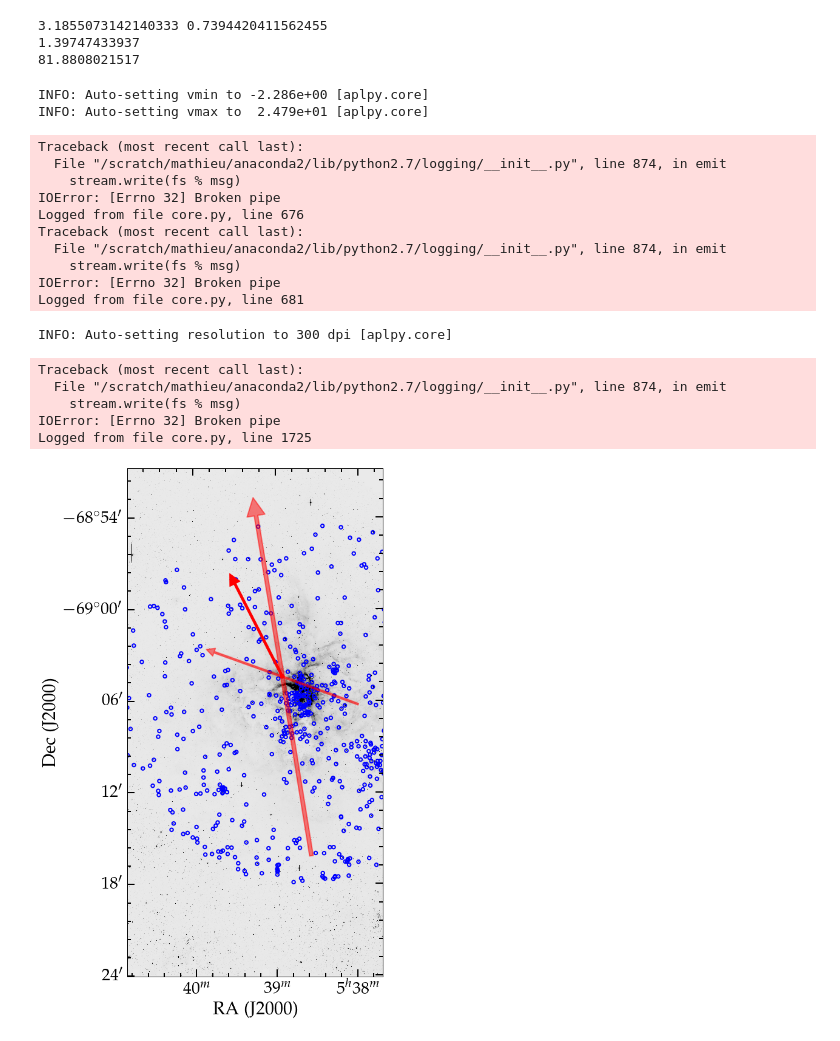
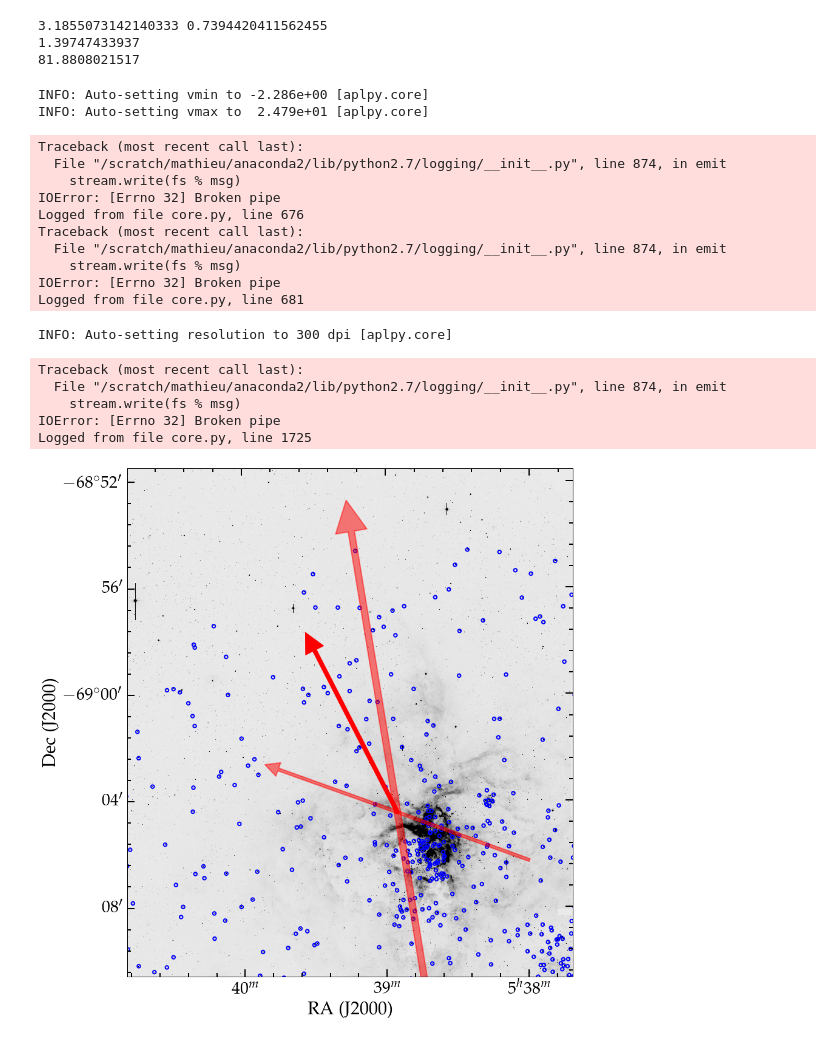
Before and after one commit to mathren/vfts682, a Jupyter notebook: scripts/VFTS682.ipynb, the cells around one changed output. Cells and saved outputs as stored; diff of their text form; code cells hidden in the pictures.

```diff
--- a/scripts/VFTS682.ipynb
+++ b/scripts/VFTS682.ipynb
@@ -460,11 +456,6 @@ print time_L #Myr
 # %%
 root = '/scratch/mathieu/MMPS/SCRIPTS_dirty/my_script/binaries/binary_c/30Dor/vfts682/figures/ESO_field/'
 fitsFileV  = root+'ADP_WFI_30DOR1_V89_V1.0.fits'
-
-# fig = plt.figure(figsize=(10., 10.))
-# gs = gridspec.GridSpec(100,100)
-# ax = plt.subplot(gs[:,:])
-
 
 ffig = aplpy.FITSFigure(fitsFileV, figsize=(15,15)) #remove downsample=300 for final plot
 ffig.show_grayscale(aspect='equal') #possible arg: aspect='auto'
@@ -474,9 +465,12 @@ ffig.ticks.set_linewidth(2)
 ffig.ticks.set_length(12)
 
 
- #cut image on x-direction
+#cut image on relevant part
 xmin, xmax = ffig._ax1.get_xlim()
 ffig._ax1.set_xlim(xmax/2.0, xmax)
+ymin, ymax = ffig._ax1.get_ylim()
+ffig._ax1.set_ylim(ymax/2.0-800, ymax-180)
+
 # ffig._ax1.set_xlim(4500.5, 7000.5) #cut image on y-direction
 ffig.tick_labels.set_xformat('hh:mm')
 ffig.tick_labels.set_yformat('dd:mm')
@@ -484,41 +478,35 @@ ffig.tick_labels.set_yformat('dd:mm')
 ffig.show_markers(RA_around, DE_around, edgecolor='b', lw=2)
 ffig.show_markers(RAvfts682, DEvfts682, edgecolor='r', layer='vfts682', lw=2)
 
-
-# RA: 0.15959811575592564 +\- 0.07217410164320173 DEC: 0.11275598844989065 +/- 0.08262541574629229
-# rel_pmRA  = mu_ra-avg_pmRA_around
-# err_rel_pmRA = err_mu_ra+err_avg_pmRA_around
-# rel_pmDEC = mu_dec-avg_pmDE_around
-# err_rel_pmDEC = err_mu_dec+err_avg_pmDE_around
 
 # best value
 ffig.show_arrows(RAvfts682, DEvfts682, rel_pmRA, rel_pmDEC, color='r')
 
 # error-cone
 ffig.show_arrows(RAvfts682, DEvfts682, rel_pmRA-err_rel_pmRA, rel_pmDEC+err_rel_pmDEC, color='r', alpha=0.5, lw=2)
 ffig.show_arrows(RAvfts682, DEvfts682, rel_pmRA+err_rel_pmRA, rel_pmDEC-err_rel_pmDEC, color='r', alpha=0.5, lw=2)
 # show prolungations in opposite direction
 ffig.show_arrows(RAvfts682, DEvfts682, -(rel_pmRA-err_rel_pmRA), -(rel_pmDEC+err_rel_pmDEC), color='r', alpha=0.5,head_length=0, head_width=0, lw=2)
 ffig.show_arrows(RAvfts682, DEvfts682, -(rel_pmRA+err_rel_pmRA), -(rel_pmDEC-err_rel_pmDEC), color='r', alpha=0.5, head_length=0, head_width=0, lw=2)
 
-ffig.savefig('/scratch/mathieu/PLOTS_TMP/try.pdf')
+ffig.savefig(root+'/../main_plot.pdf')
 # %% [output]
 INFO: Auto-setting vmin to -2.286e+00 [aplpy.core]
 INFO: Auto-setting vmax to  2.479e+01 [aplpy.core]
 Traceback (most recent call last):
   File "/scratch/mathieu/anaconda2/lib/python2.7/logging/__init__.py", line 874, in emit
     stream.write(fs % msg)
 IOError: [Errno 32] Broken pipe
 Logged from file core.py, line 676
 Traceback (most recent call last):
   File "/scratch/mathieu/anaconda2/lib/python2.7/logging/__init__.py", line 874, in emit
     stream.write(fs % msg)
 IOError: [Errno 32] Broken pipe
 Logged from file core.py, line 681
 INFO: Auto-setting resolution to 300 dpi [aplpy.core]
 Traceback (most recent call last):
   File "/scratch/mathieu/anaconda2/lib/python2.7/logging/__init__.py", line 874, in emit
     stream.write(fs % msg)
 IOError: [Errno 32] Broken pipe
 Logged from file core.py, line 1725
-[figure, old version]
+[figure, new version]
```
Also changed, not shown: parts of 2 cells of this notebook, 1 other file.
